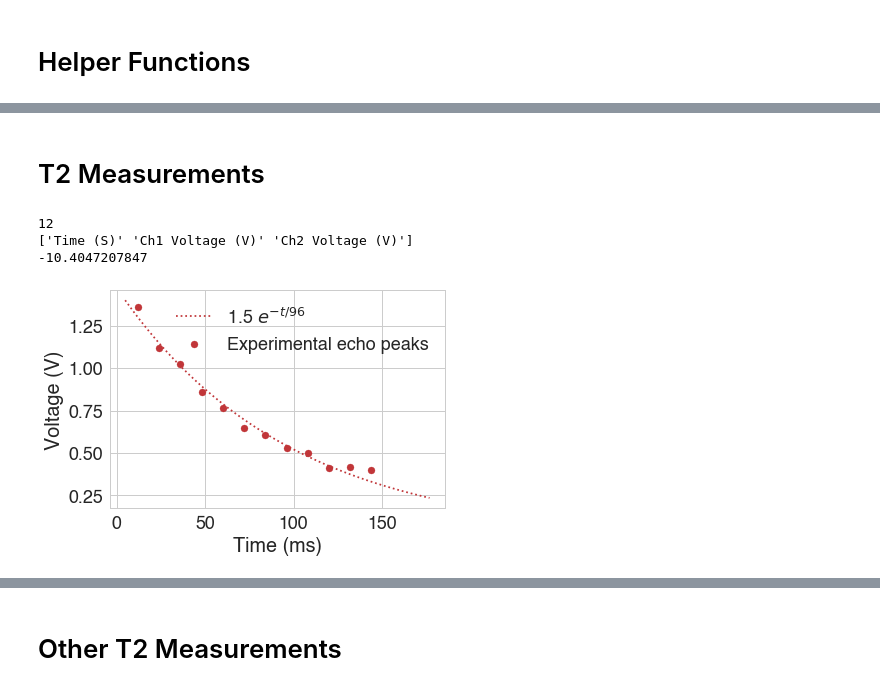
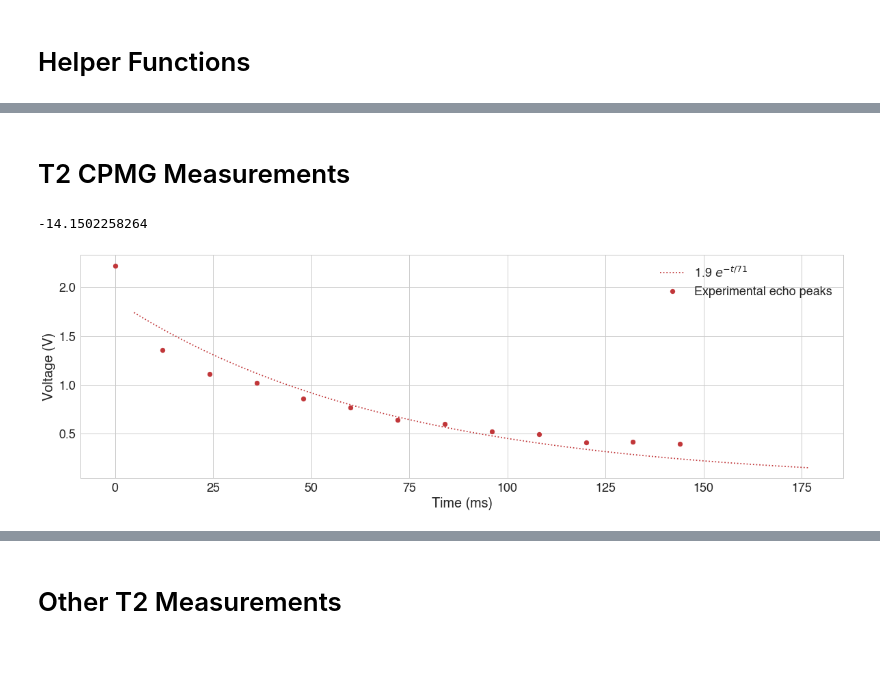
Before and after one commit to estherlin/enph352, a Jupyter notebook: data/lab2/analysis.ipynb, the cells around one changed output, grey strips where cells are left out. Cells and saved outputs as stored; diff of their text form; code cells hidden in the pictures; blank space fills up the shorter version.

```diff
--- a/data/lab2/analysis.ipynb
+++ b/data/lab2/analysis.ipynb
@@ -4,5 +4,5 @@
 # %%
-%matplotlib notebook
+%matplotlib inline
 
 import re
 import sys
@@ -21,25 +21,10 @@ plt.rcParams.update({'font.size': 22})
 
 import seaborn as sns
 sns.set()
-sns.set(rc={'figure.figsize':(15,6)}, font_scale=1.8)
+sns.set(rc={'figure.figsize':(20,6)}, font_scale=1.8)
 sns.set_style('whitegrid', {'font.family':'helvetica', 'font.serif':'Times New Roman'})
-sns.set_palette("RdBu")
+sns.set_palette("RdBu",6)
 # %%
 DIR = "week3/"
 # %% [markdown]
 # Helper Functions
-# %%
-class fid:
-
-    def __init__(self, DIR, filename, thresh=2.5):
-        self.DIR = DIR
-        self.filename = filename
-
-        with open(DIR+filename, 'r') as f:
-            data = f.readlines()
-            data = np.array([line.strip().split('\t') for line in data])
-            print(data[0])
-            data = data[1:,:].astype(np.float64)
-            data[data > thresh] = 0
-
-        self.data = data
@@ -46,28 +92,24 @@ class fid:
 # %% [markdown]
-# T2 Measurements
+# T2 CPMG Measurements
 # %%
-"""glycerol-t2-1.DAT"""
 
-%matplotlib inline
-t = np.array([0.012*i for i in range(1, 13)])
-x = [1.361, 1.116, 1.022, 0.86, 0.767, 0.646, 0.604, 0.526, 0.497, 0.412, 0.418, 0.399]
-d = [0.05/12*i for i in range(6,-6, -1)]
-print(len(d))
+t = np.array([0.012*i for i in range(0, 13)])
+x = [2.22,1.361, 1.116, 1.022, 0.86, 0.767, 0.646, 0.604, 0.526, 0.497, 0.412, 0.418, 0.399]
+#d = [0.05/12*i for i in range(6,-6, -1)]
+#print(len(d))
 #x = [x[i] + d[i] for i in range(0,12)]
 fit = sp.optimize.curve_fit(lambda t,a,b: a*np.exp(b*t), t, x)
 t2_fid = fid(DIR, "glycerol-t2-1.DAT")
 #plt.plot(t2_fid.data[1:5000,0], t2_fid.data[1:5000,2], label="Experimental data")
 print(fit[0][1])
 plt.scatter(1000*t, x, label="Experimental echo peaks")
 plt.plot(1000*t2_fid.data[700:5000,0], fit[0][0]*np.exp(fit[0][1]*t2_fid.data[700:5000,0]), label="%.1f $e^{-t/%.f}$" %(fit[0][0], -1000/fit[0][1]), linestyle=":")
 plt.xlabel("Time (ms)")
 plt.ylabel("Voltage (V)")
 plt.legend()
 #plt.title("glycerol-t2-1.DAT")
 plt.show()
 # %% [output]
-12
-['Time (S)' 'Ch1 Voltage (V)' 'Ch2 Voltage (V)']
--10.4047207847
+-14.1502258264
-[figure, old version]
+[figure, new version]
 # %%
```
Also changed, not shown: parts of 21 cells of this notebook, 23 other files.
